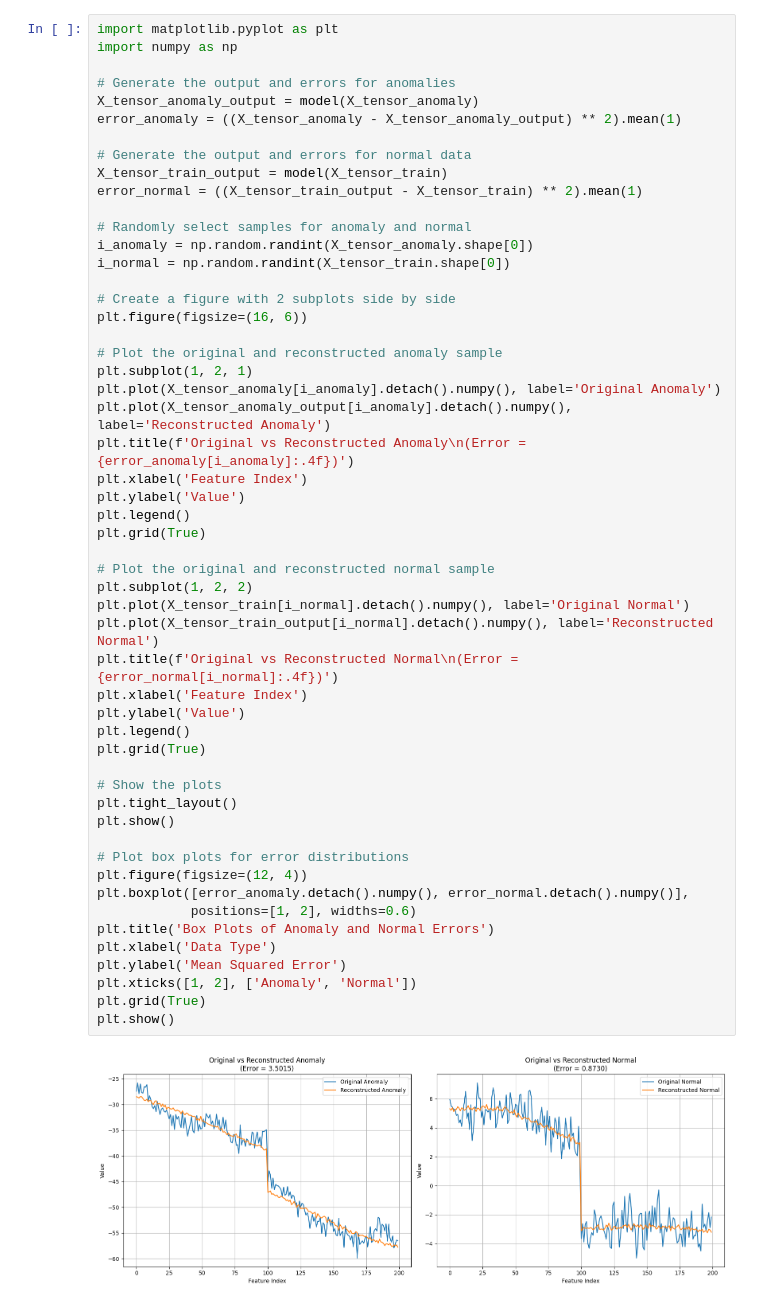
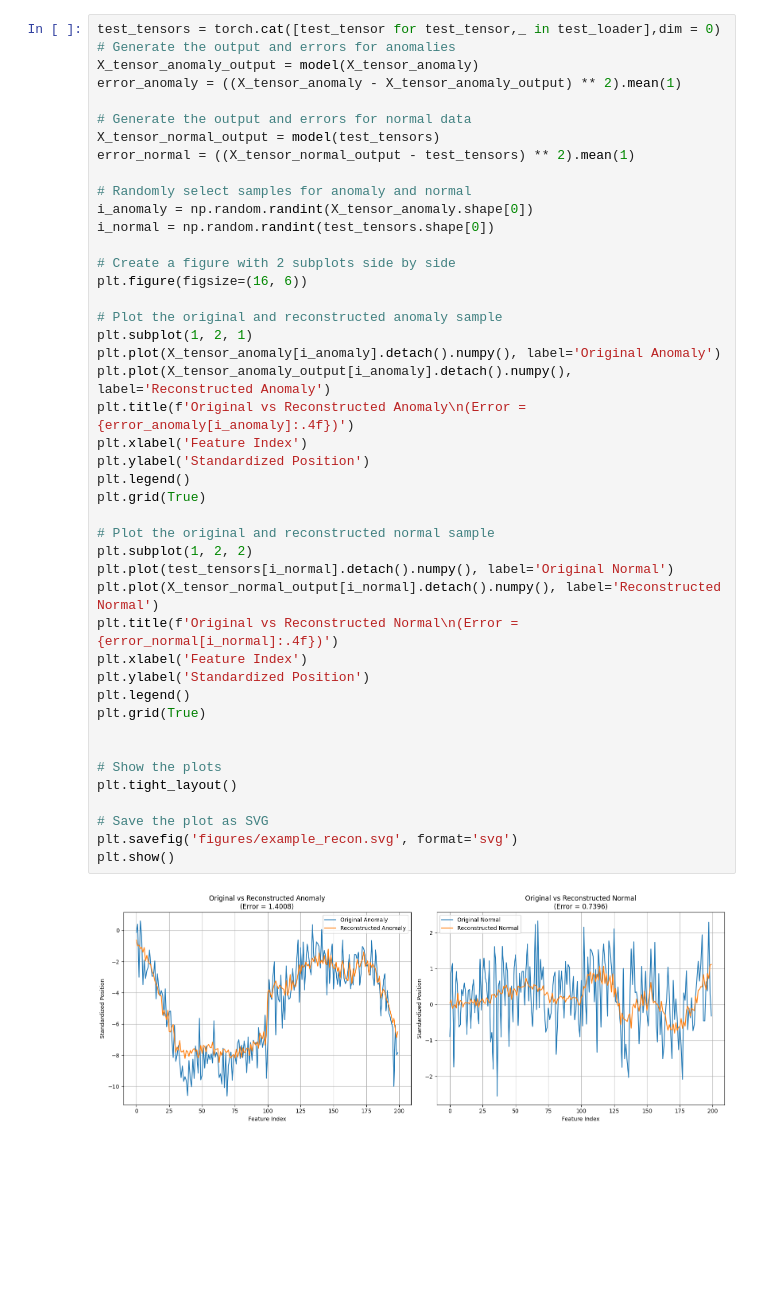
Before and after one commit to kudretlesmer/ZHAW_submission, a Jupyter notebook: development/train.ipynb, the cells around one changed output. Saved outputs shown, nothing was run; the diff lists cells and outputs as text; blank space fills up the shorter version.

```diff
--- a/development/train.ipynb
+++ b/development/train.ipynb
@@ -128,55 +174,46 @@ mean_,std_
 # %%
-import matplotlib.pyplot as plt
-import numpy as np
-
+test_tensors = torch.cat([test_tensor for test_tensor,_ in test_loader],dim = 0)
 # Generate the output and errors for anomalies
 X_tensor_anomaly_output = model(X_tensor_anomaly)
 error_anomaly = ((X_tensor_anomaly - X_tensor_anomaly_output) ** 2).mean(1)
 
 # Generate the output and errors for normal data
-X_tensor_train_output = model(X_tensor_train)
-error_normal = ((X_tensor_train_output - X_tensor_train) ** 2).mean(1)
+X_tensor_normal_output = model(test_tensors)
+error_normal = ((X_tensor_normal_output - test_tensors) ** 2).mean(1)
 
 # Randomly select samples for anomaly and normal
 i_anomaly = np.random.randint(X_tensor_anomaly.shape[0])
-i_normal = np.random.randint(X_tensor_train.shape[0])
+i_normal = np.random.randint(test_tensors.shape[0])
 
 # Create a figure with 2 subplots side by side
 plt.figure(figsize=(16, 6))
 
 # Plot the original and reconstructed anomaly sample
 plt.subplot(1, 2, 1)
 plt.plot(X_tensor_anomaly[i_anomaly].detach().numpy(), label='Original Anomaly')
 plt.plot(X_tensor_anomaly_output[i_anomaly].detach().numpy(), label='Reconstructed Anomaly')
 plt.title(f'Original vs Reconstructed Anomaly\n(Error = {error_anomaly[i_anomaly]:.4f})')
 plt.xlabel('Feature Index')
-plt.ylabel('Value')
+plt.ylabel('Standardized Position')
 plt.legend()
 plt.grid(True)
 
 # Plot the original and reconstructed normal sample
 plt.subplot(1, 2, 2)
-plt.plot(X_tensor_train[i_normal].detach().numpy(), label='Original Normal')
-plt.plot(X_tensor_train_output[i_normal].detach().numpy(), label='Reconstructed Normal')
+plt.plot(test_tensors[i_normal].detach().numpy(), label='Original Normal')
+plt.plot(X_tensor_normal_output[i_normal].detach().numpy(), label='Reconstructed Normal')
 plt.title(f'Original vs Reconstructed Normal\n(Error = {error_normal[i_normal]:.4f})')
 plt.xlabel('Feature Index')
-plt.ylabel('Value')
+plt.ylabel('Standardized Position')
 plt.legend()
 plt.grid(True)
 
+
 # Show the plots
 plt.tight_layout()
+
+# Save the plot as SVG
+plt.savefig('figures/example_recon.svg', format='svg')
 plt.show()
-
-# Plot box plots for error distributions
-plt.figure(figsize=(12, 4))
-plt.boxplot([error_anomaly.detach().numpy(), error_normal.detach().numpy()],
-            positions=[1, 2], widths=0.6)
-plt.title('Box Plots of Anomaly and Normal Errors')
-plt.xlabel('Data Type')
-plt.ylabel('Mean Squared Error')
-plt.xticks([1, 2], ['Anomaly', 'Normal'])
-plt.grid(True)
-plt.show()
 # %% [output]
-[figure, old version]
+[figure, new version]
```
Also changed, not shown: parts of 7 cells of this notebook, 10 other files.
